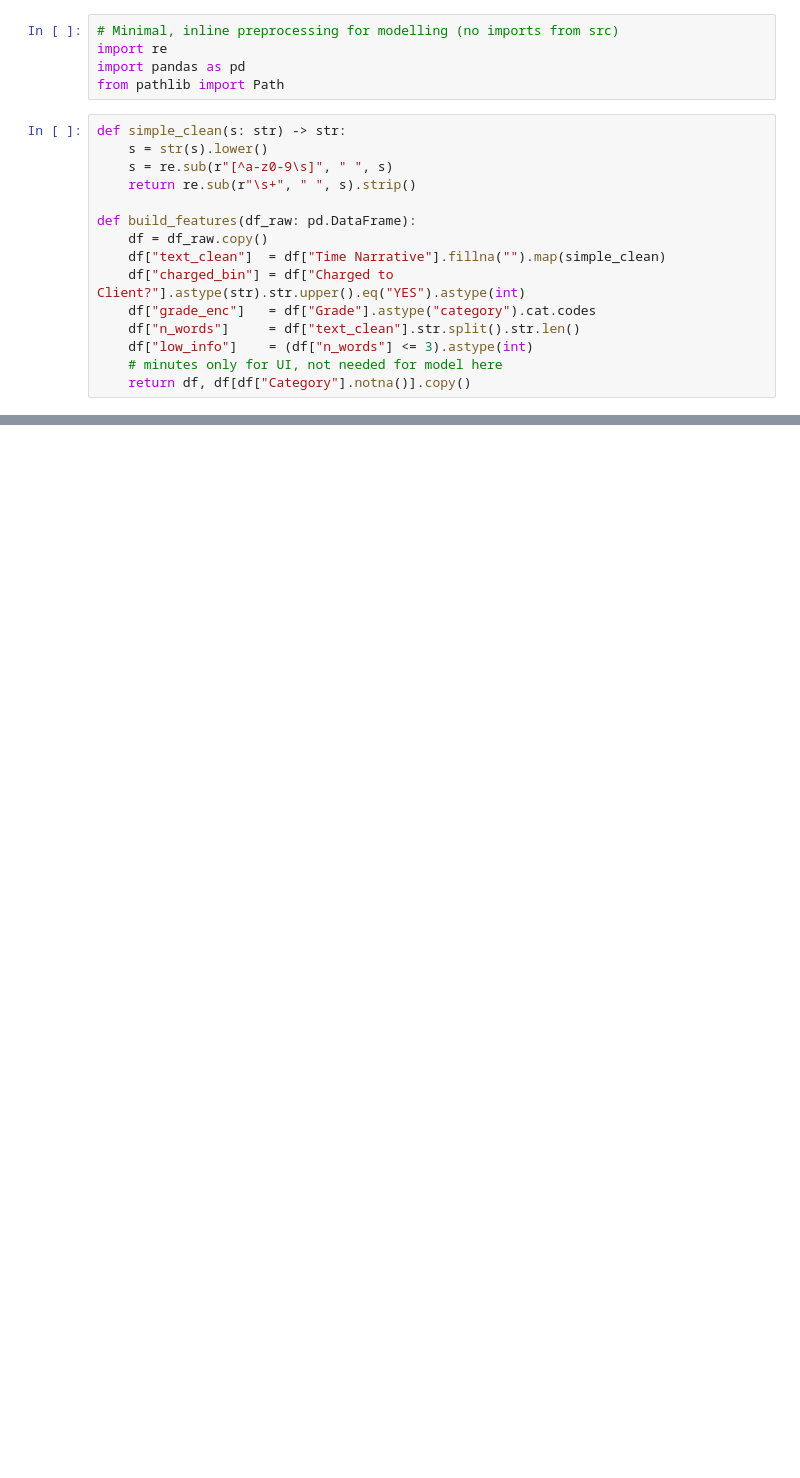
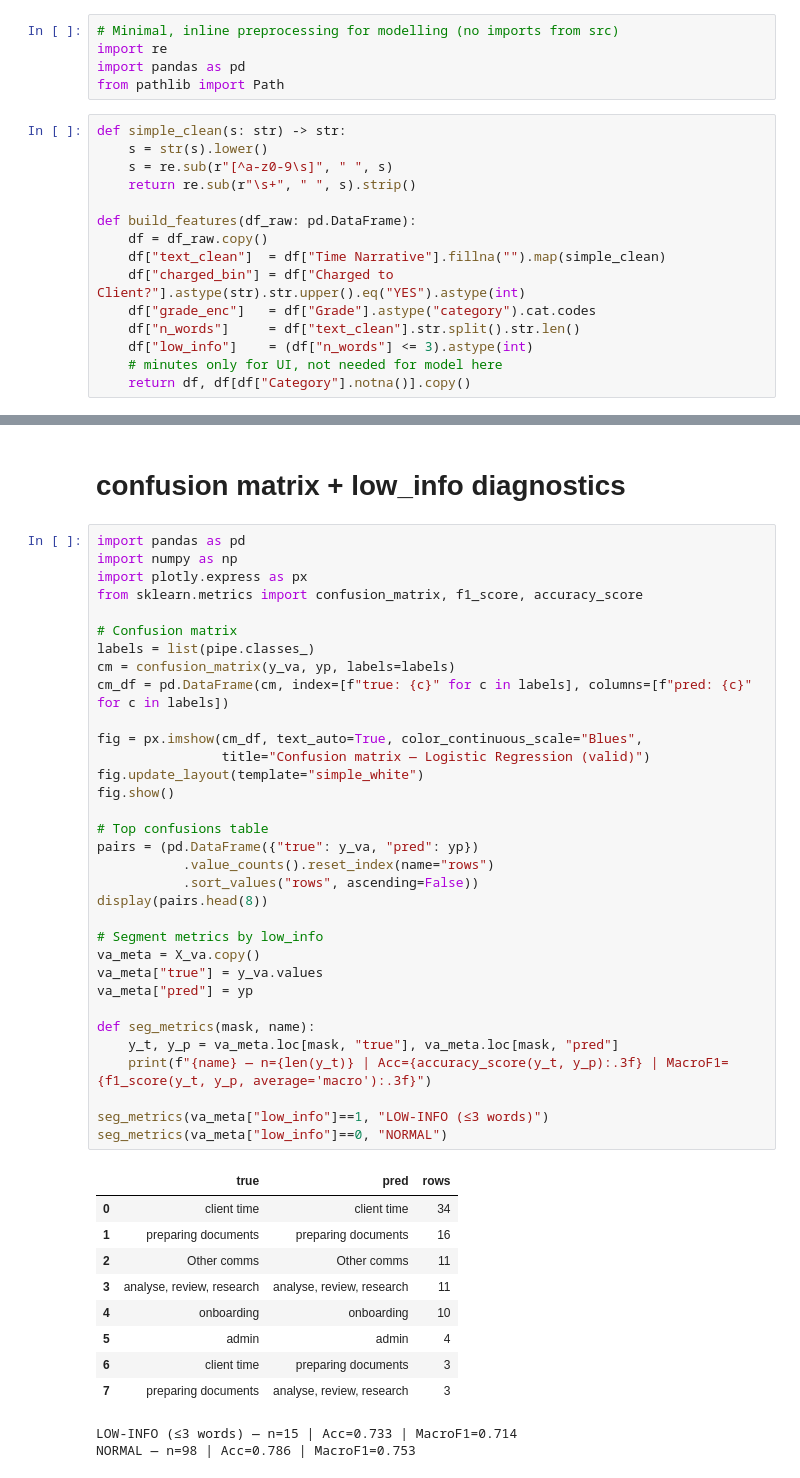
Before and after one commit to MuhammadToqeer/legal-time-categorisation-poc, a Jupyter notebook: notebooks/03_modeling_ab_testing.ipynb, the cells around one changed output, grey strips where cells are left out. Cells and saved outputs as stored; diff of their text form; blank space fills up the shorter version.

```diff
--- a/notebooks/03_modeling_ab_testing.ipynb
+++ b/notebooks/03_modeling_ab_testing.ipynb
@@ -79,0 +164,47 @@ print(classification_report(y_va, yp, zero_division=0))
+# %% [markdown]
+# confusion matrix + low_info diagnostics
+# %%
+import pandas as pd
+import numpy as np
+import plotly.express as px
+from sklearn.metrics import confusion_matrix, f1_score, accuracy_score
+
+# Confusion matrix
+labels = list(pipe.classes_)
+cm = confusion_matrix(y_va, yp, labels=labels)
+cm_df = pd.DataFrame(cm, index=[f"true: {c}" for c in labels], columns=[f"pred: {c}" for c in labels])
+
+fig = px.imshow(cm_df, text_auto=True, color_continuous_scale="Blues",
+                title="Confusion matrix — Logistic Regression (valid)")
+fig.update_layout(template="simple_white")
+fig.show()
+
+# Top confusions table
+pairs = (pd.DataFrame({"true": y_va, "pred": yp})
+           .value_counts().reset_index(name="rows")
+           .sort_values("rows", ascending=False))
+display(pairs.head(8))
+
+# Segment metrics by low_info
+va_meta = X_va.copy()
+va_meta["true"] = y_va.values
+va_meta["pred"] = yp
+
+def seg_metrics(mask, name):
+    y_t, y_p = va_meta.loc[mask, "true"], va_meta.loc[mask, "pred"]
+    print(f"{name} — n={len(y_t)} | Acc={accuracy_score(y_t, y_p):.3f} | MacroF1={f1_score(y_t, y_p, average='macro'):.3f}")
+
+seg_metrics(va_meta["low_info"]==1, "LOW-INFO (≤3 words)")
+seg_metrics(va_meta["low_info"]==0, "NORMAL")
+# %% [output]
+|  | true | pred | rows |
+| 0 | client time | client time | 34 |
+| 1 | preparing documents | preparing documents | 16 |
+| 2 | Other comms | Other comms | 11 |
+| 3 | analyse, review, research | analyse, review, research | 11 |
+| 4 | onboarding | onboarding | 10 |
+| 5 | admin | admin | 4 |
+| 6 | client time | preparing documents | 3 |
+| 7 | preparing documents | analyse, review, research | 3 |
+LOW-INFO (≤3 words) — n=15 | Acc=0.733 | MacroF1=0.714
+NORMAL — n=98 | Acc=0.786 | MacroF1=0.753
```
Also changed, not shown: parts of 40 cells of this notebook, 3 other files.
